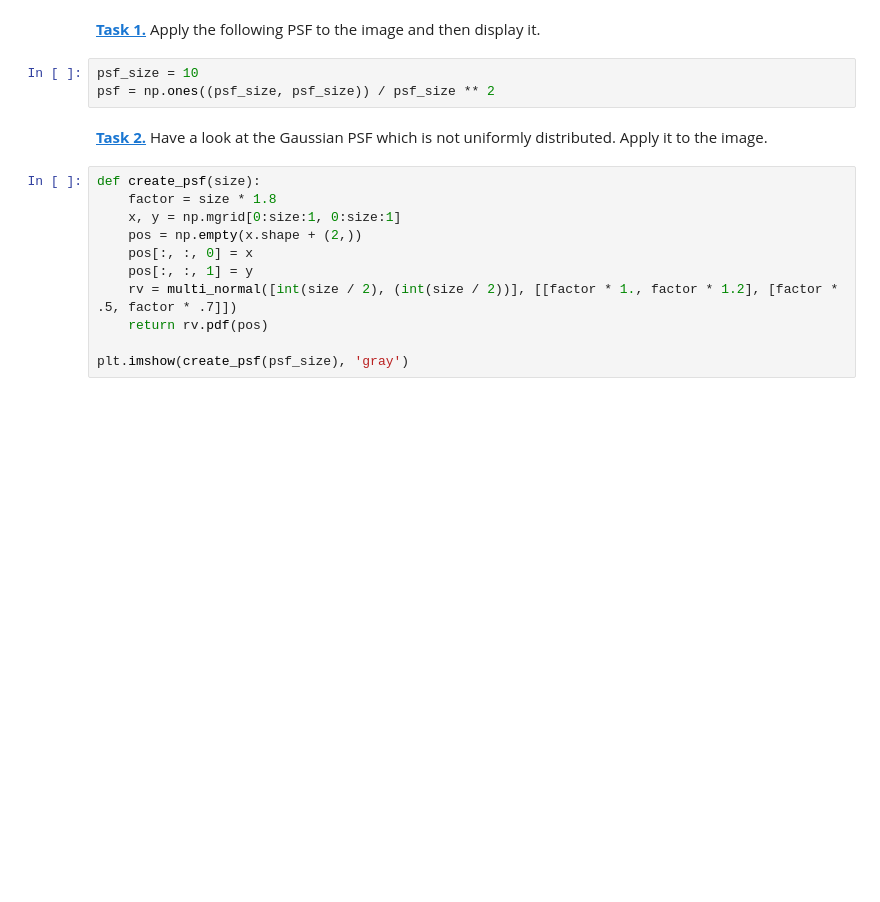
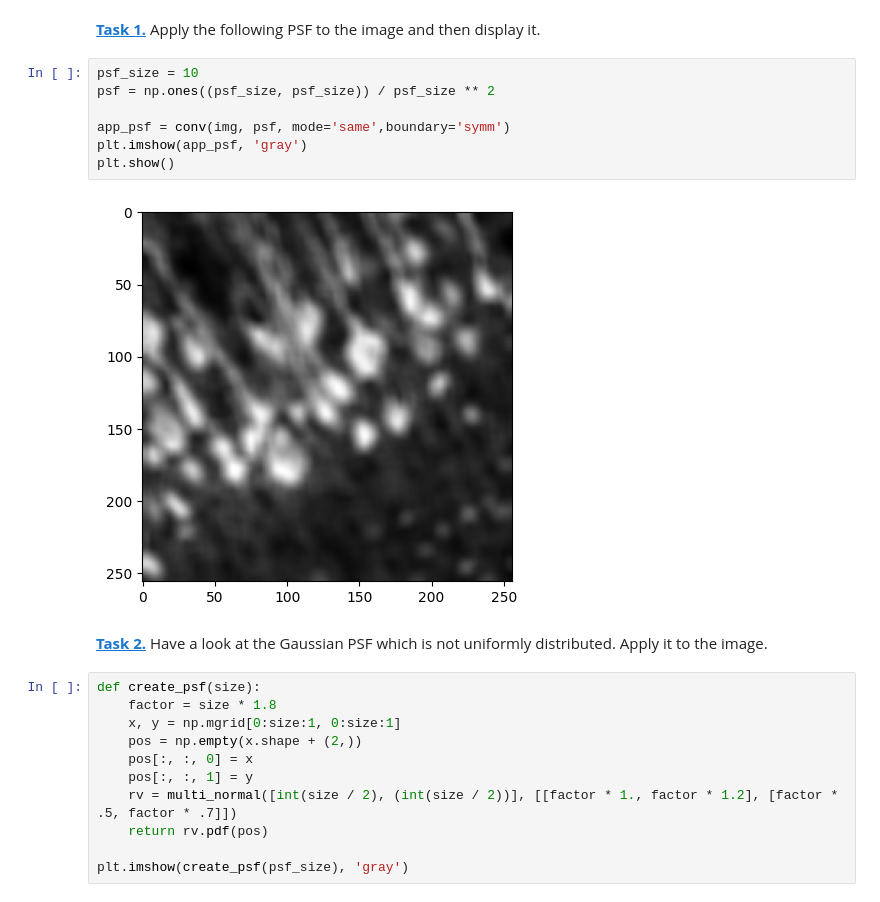
Before and after one commit to AminaSwob/mobi-fs5-python, a Jupyter notebook: deconvolution.ipynb, the cells around one changed output. Drawn from its saved outputs; the diff is of its cells as text; blank space fills up the shorter version.

```diff
--- a/deconvolution.ipynb
+++ b/deconvolution.ipynb
@@ -19,6 +21,12 @@ plt.imshow(img, 'gray')
 # %%
 psf_size = 10
 psf = np.ones((psf_size, psf_size)) / psf_size ** 2
+
+app_psf = conv(img, psf, mode='same',boundary='symm')
+plt.imshow(app_psf, 'gray')
+plt.show()
+# %% [output]
+[figure, added]
 # %% [markdown]
 **[Task 2.]()** Have a look at the Gaussian PSF which is not uniformly distributed. Apply it to the image.
 # %%
```
Also changed, not shown: parts of 8 cells of this notebook.
